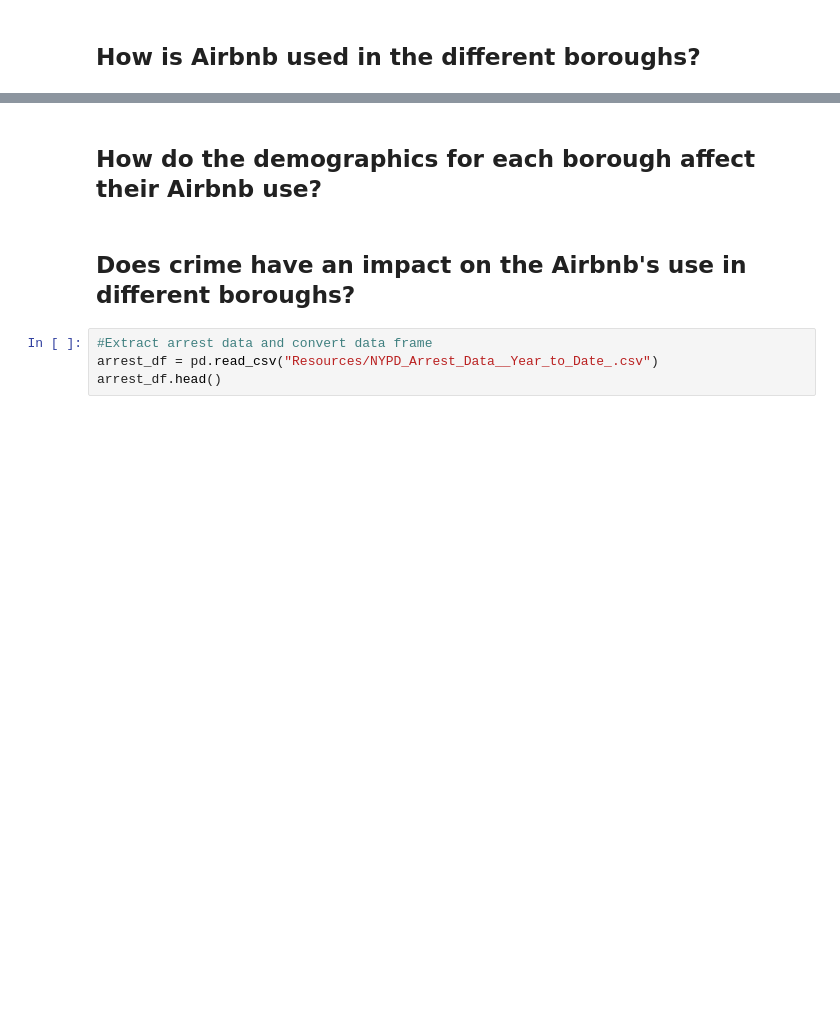
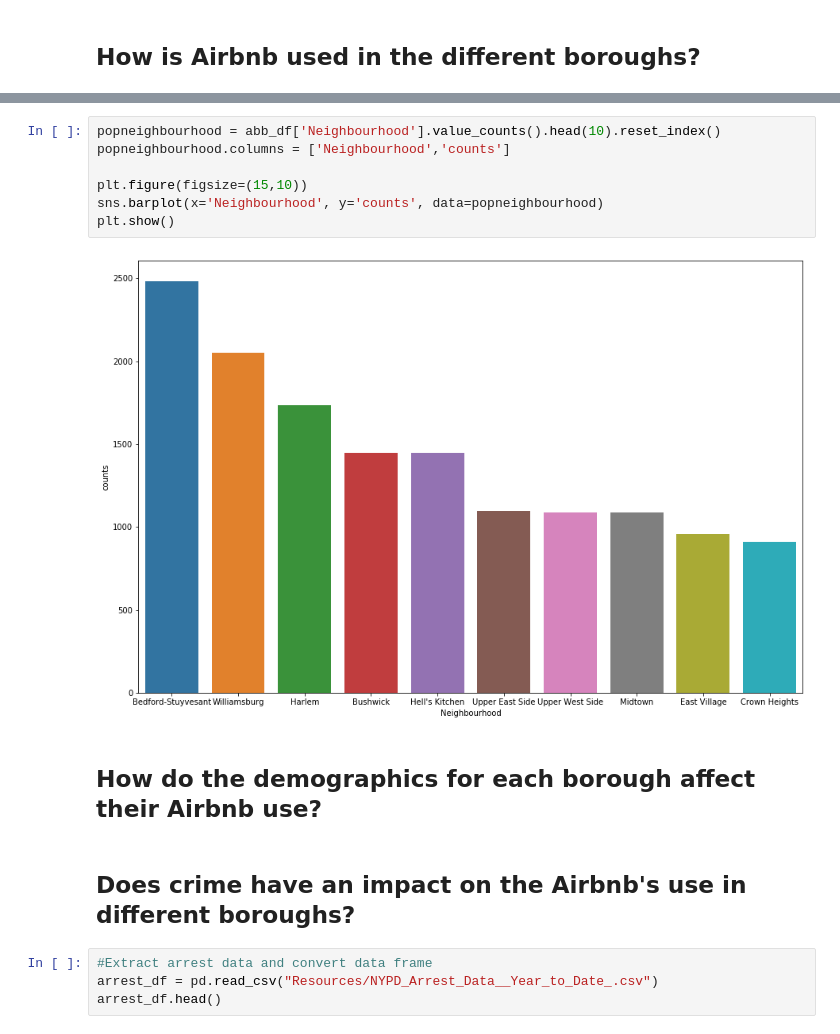
Before and after one commit to hayden4davey/Project1-Group2, a Jupyter notebook: Final Airbnb Analysis.ipynb, the cells around one changed output, grey strips where cells are left out. Cells and saved outputs as stored; diff of their text form; blank space fills up the shorter version.

```diff
--- a/Final Airbnb Analysis.ipynb
+++ b/Final Airbnb Analysis.ipynb
@@ -94,3 +100,12 @@ SyntaxError: invalid syntax (<ipython-input-8-0e344f83c815>, line 2)
+# %%
+popneighbourhood = abb_df['Neighbourhood'].value_counts().head(10).reset_index()
+popneighbourhood.columns = ['Neighbourhood','counts']
+
+plt.figure(figsize=(15,10))
+sns.barplot(x='Neighbourhood', y='counts', data=popneighbourhood)
+plt.show()
+# %% [output]
+[figure, added]
 # %% [markdown]
 ## How do the demographics for each borough affect their Airbnb use?
 # %% [markdown]
```
Also changed, not shown: parts of 3 cells of this notebook.
